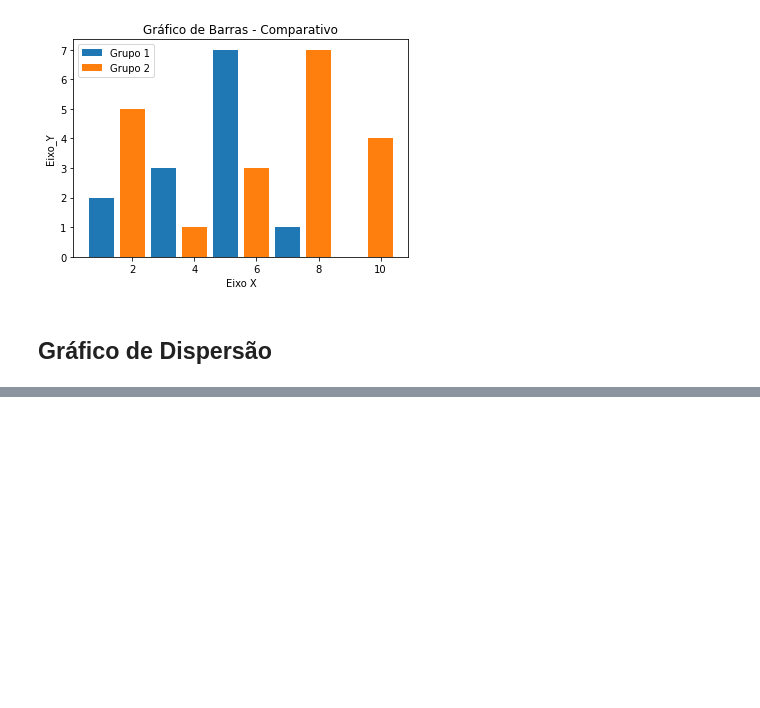
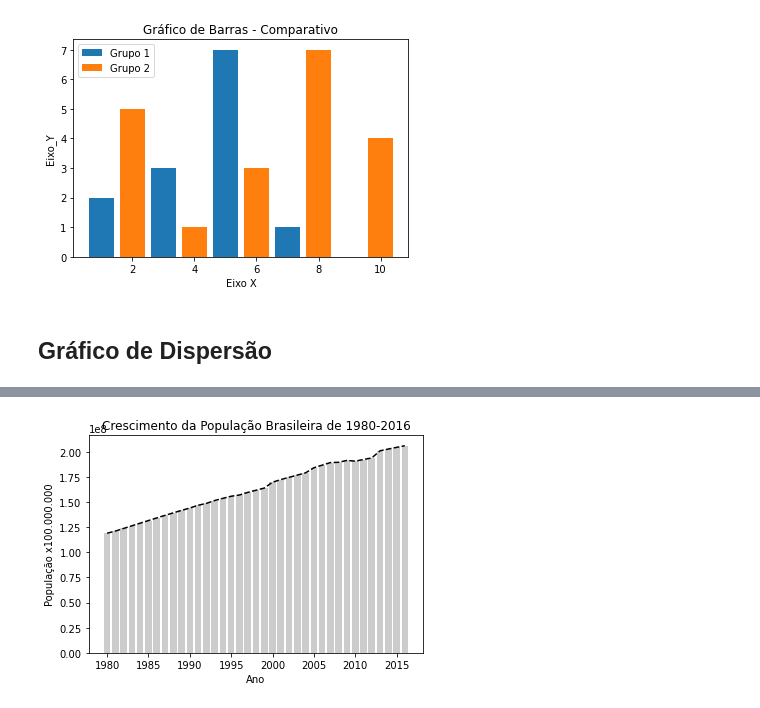
Before and after one commit to jeanteixeira/matiplotlib_practice, a Jupyter notebook: Visualização_de_Dados_com_Matplotlib.ipynb, the cells around one changed output, grey strips where cells are left out. Saved outputs shown, nothing was run; the diff lists cells and outputs as text; code cells hidden in the pictures; blank space fills up the shorter version.

Commit message:
Criando gráfico com base nos dados da população brasileira de 1980-2015

```diff
--- a/Visualização_de_Dados_com_Matplotlib.ipynb
+++ b/Visualização_de_Dados_com_Matplotlib.ipynb
@@ -67,0 +66,21 @@ plt.show()
+# %%
+dados = open("/content/populacao_brasileira.csv").readlines()
+
+x = []
+y = []
+
+for i in range(len(dados)):
+  if i!= 0:
+    linha = dados[i].split(";")
+    x.append(int(linha[0]))
+    y.append(int(linha[1]))
+
+plt.title("Crescimento da População Brasileira de 1980-2016")
+plt.xlabel("Ano")
+plt.ylabel("População x100.000.000")
+
+plt.plot(x, y, color = "k", linestyle = "--")
+plt.bar(x, y, color = "#ccc")
+plt.show()
+# %% [output]
+[figure, added]
```
Also changed, not shown: parts of 3 cells of this notebook.
